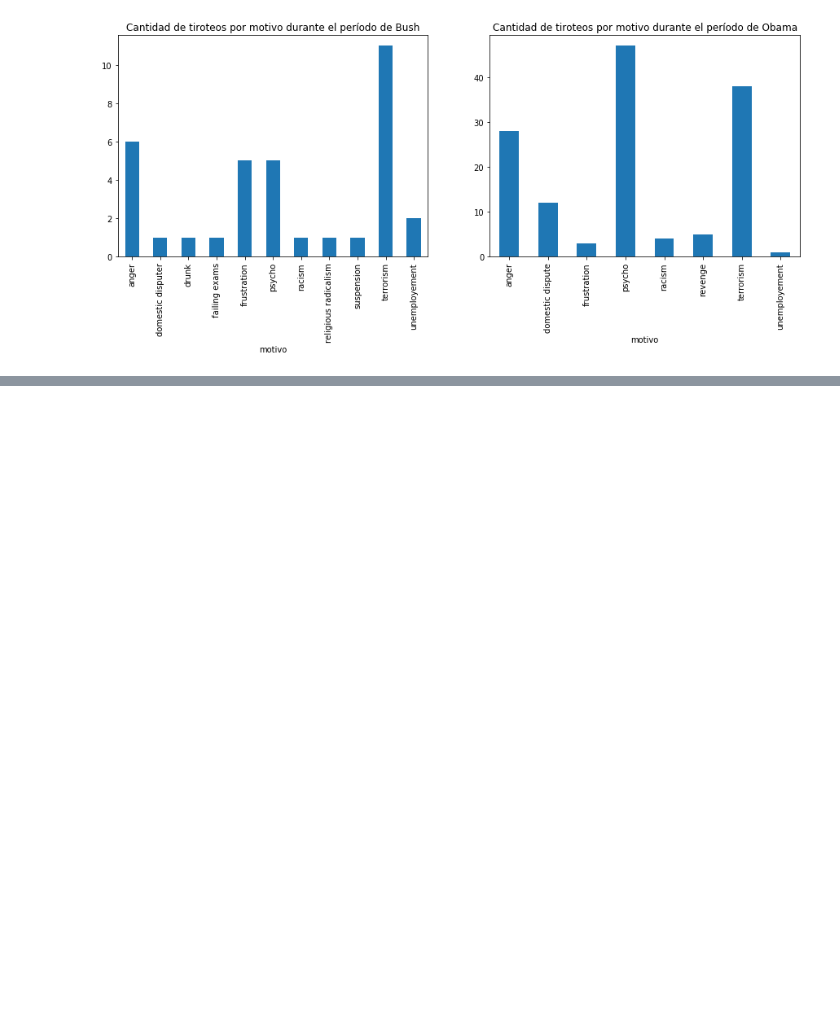
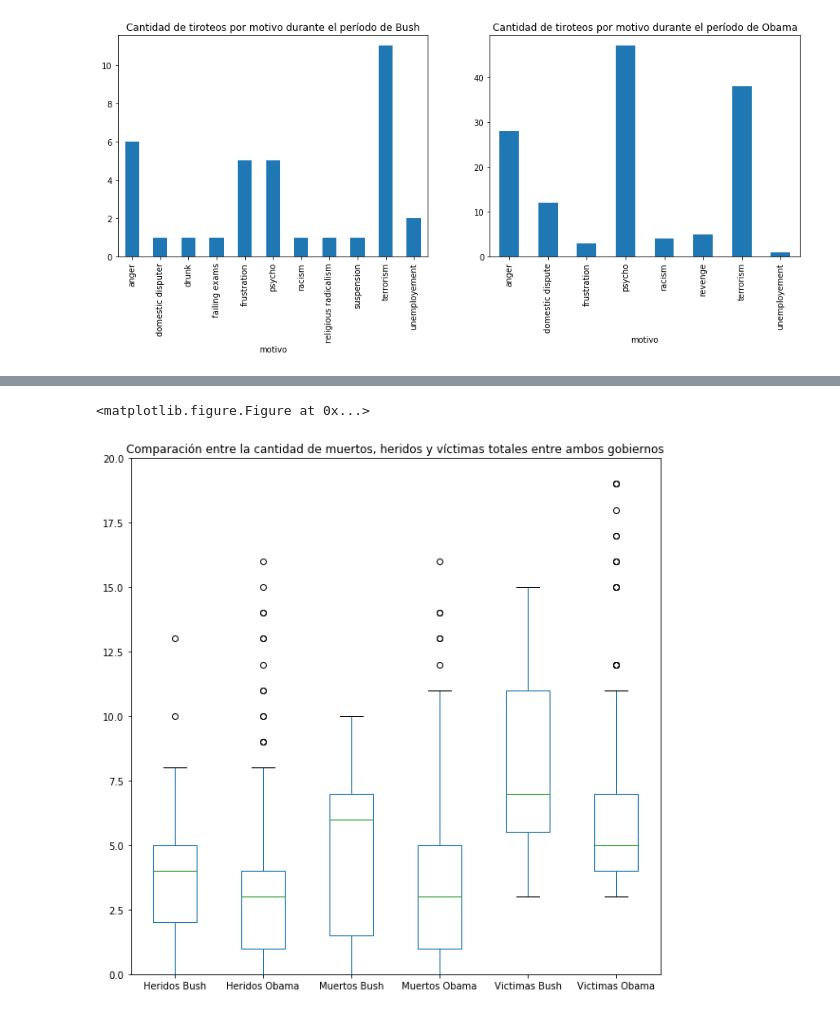
Before and after one commit to Umauro/LabEstaca1, a Jupyter notebook: Lab1Estaca-Pregunta1.ipynb, the cells around one changed output, grey strips where cells are left out. Saved outputs shown, nothing was run; the diff lists cells and outputs as text; code cells hidden in the pictures; blank space fills up the shorter version.

```diff
--- a/Lab1Estaca.ipynb
+++ b/Lab1Estaca-Pregunta1.ipynb
@@ -123,0 +146,7 @@ plt.show()
+# %%
+plt.figure()
+concatenacion.plot.box(figsize=(10,10), ylim=(0,20), title="Comparación entre la cantidad de muertos, heridos y víctimas totales entre ambos gobiernos")
+plt.show()
+# %% [output]
+<matplotlib.figure.Figure at 0x...>
+[figure, added]
```
Also changed, not shown: parts of 9 cells of this notebook, 1 other file.
